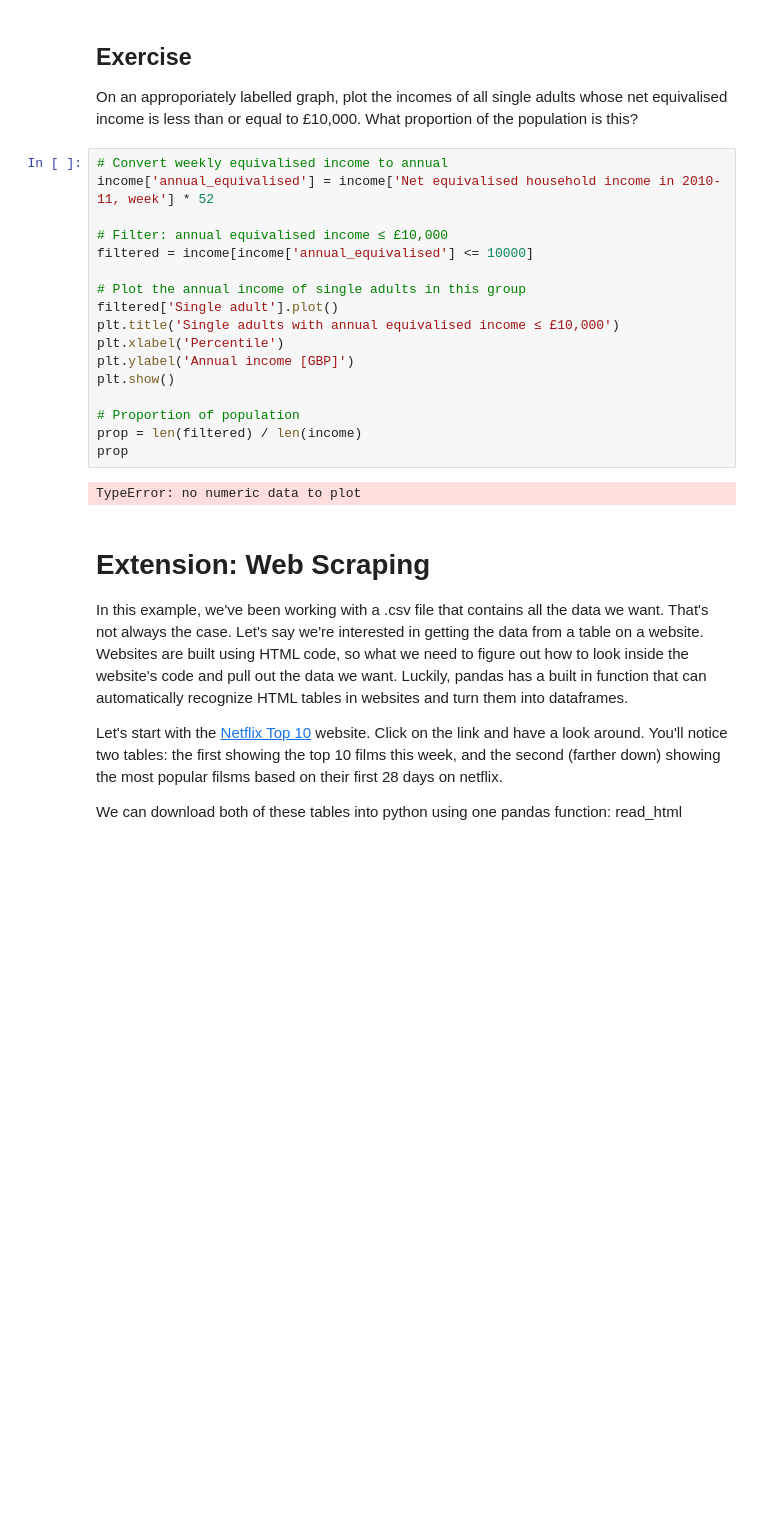
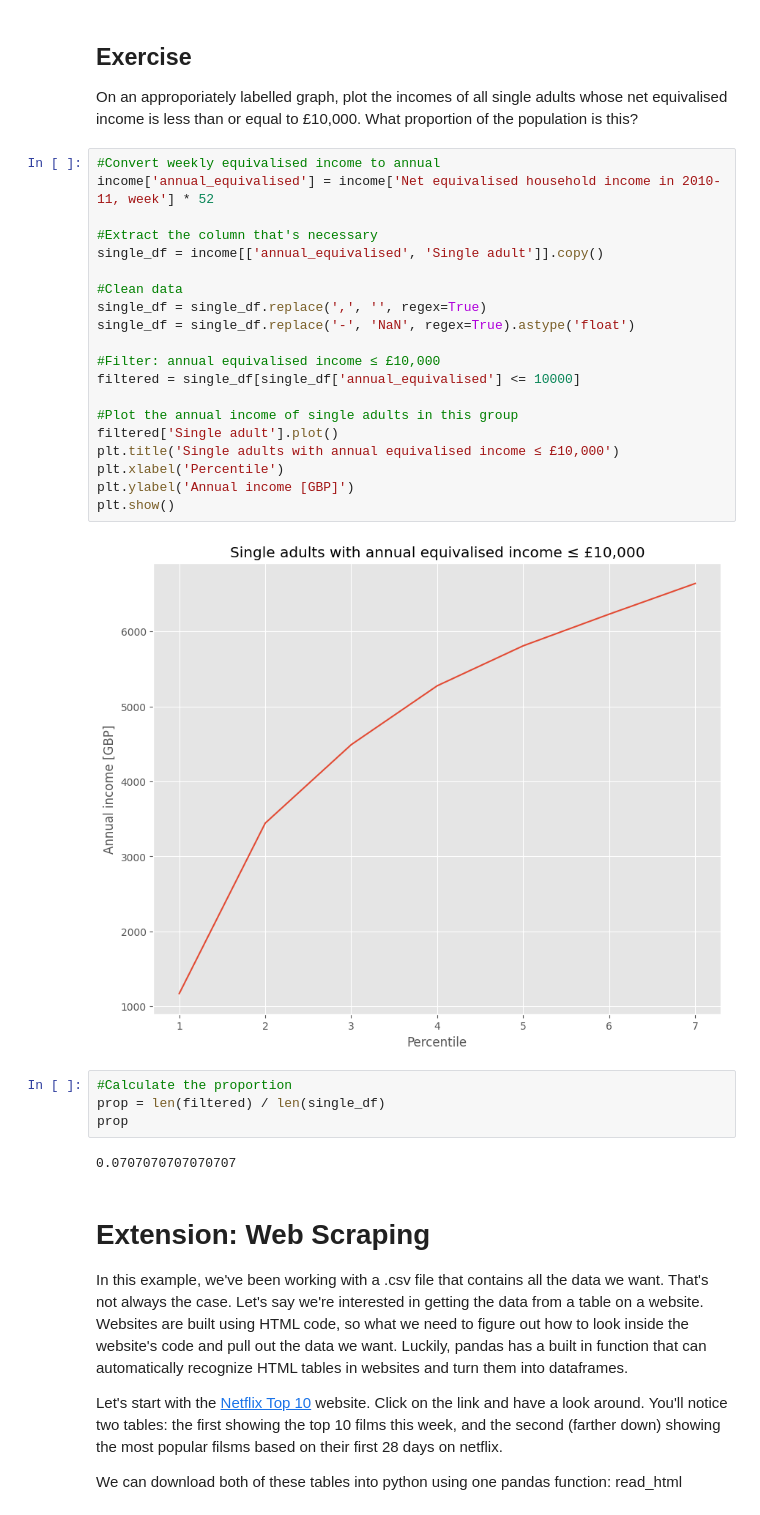
Before and after one commit to xwu23-max/QM2, a Jupyter notebook: notebooks/W02. Pandas.ipynb, the cells around one changed output. Cells and saved outputs as stored; diff of their text form; blank space fills up the shorter version.

```diff
--- a/notebooks/W02. Pandas.ipynb
+++ b/notebooks/W02. Pandas.ipynb
@@ -426,24 +421,33 @@ We won't dwell on comparative operative, here we've used ">" to mean "is greater
 ## Exercise
 On an approporiately labelled graph, plot the incomes of all single adults whose net equivalised income is less than or equal to £10,000. What proportion of the population is this?
 # %%
-# Convert weekly equivalised income to annual
+#Convert weekly equivalised income to annual
 income['annual_equivalised'] = income['Net equivalised household income in 2010-11, week'] * 52
 
-# Filter: annual equivalised income ≤ £10,000
-filtered = income[income['annual_equivalised'] <= 10000]
+#Extract the column that's necessary
+single_df = income[['annual_equivalised', 'Single adult']].copy()
 
-# Plot the annual income of single adults in this group
+#Clean data
+single_df = single_df.replace(',', '', regex=True)
+single_df = single_df.replace('-', 'NaN', regex=True).astype('float')
+
+#Filter: annual equivalised income ≤ £10,000
+filtered = single_df[single_df['annual_equivalised'] <= 10000]
+
+#Plot the annual income of single adults in this group
 filtered['Single adult'].plot()
 plt.title('Single adults with annual equivalised income ≤ £10,000')
 plt.xlabel('Percentile')
 plt.ylabel('Annual income [GBP]')
 plt.show()
-
-# Proportion of population
-prop = len(filtered) / len(income)
-prop
 # %% [output]
-TypeError: no numeric data to plot
+[figure, added]
+# %%
+#Calculate the proportion
+prop = len(filtered) / len(single_df)
+prop
+# %% [output]
+0.0707070707070707
 # %% [markdown]
 # Extension: Web Scraping
 
```
Also changed, not shown: parts of 7 cells of this notebook.
